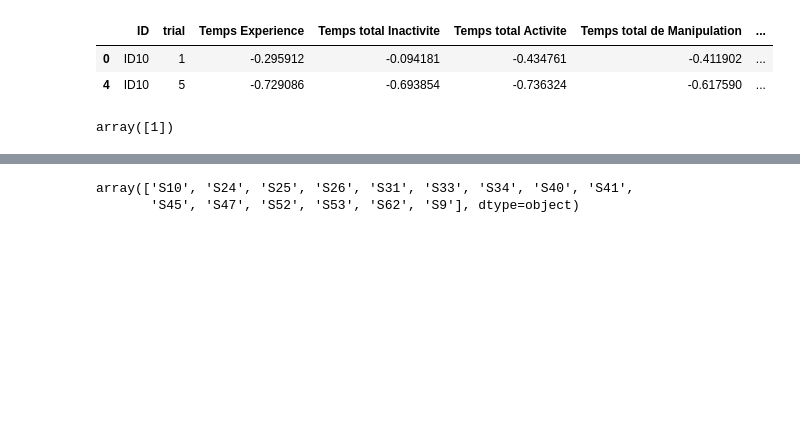
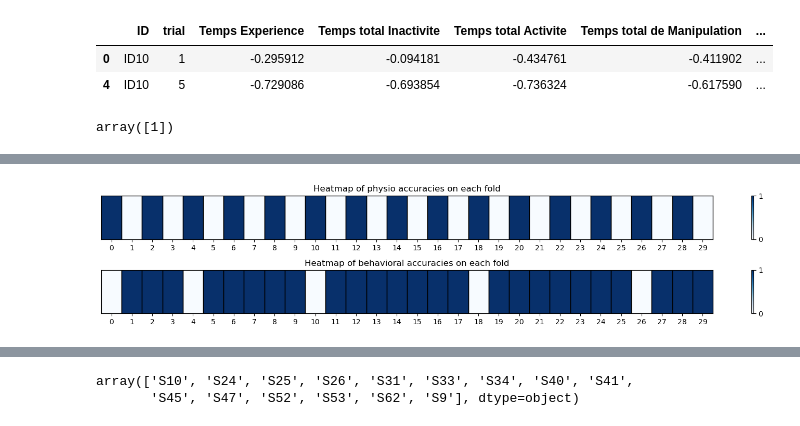
Before and after one commit to Momellouky/MentalWorkload-PhysiologicalSignals-ML_, a Jupyter notebook: src/notebooks/physio_and_cpt_signals.ipynb, the cells around one changed output, grey strips where cells are left out. Cells and saved outputs as stored; diff of their text form; code cells hidden in the pictures; blank space fills up the shorter version.

```diff
--- a/src/notebooks/physio_and_cpt_signals.ipynb
+++ b/src/notebooks/physio_and_cpt_signals.ipynb
@@ -2054,3 +2286,32 @@ cpt_model confidence: 0.929094930779974
+# %%
+fig, axs = plt.subplots(2, 1, figsize=(15, 3))
+
+# First heatmap
+im1 = axs[0].imshow(np.array(accs['physio']).reshape(1, -1), cmap='Blues', aspect='auto')
+for i in range(np.array(accs['physio']).size):
+    axs[0].add_patch(plt.Rectangle((i-0.5, -0.5), 1, 1, fill=False, edgecolor='black', lw=1))
+axs[0].set_yticks([])
+axs[0].set_xticks(range(np.array(accs['physio']).size))
+axs[0].set_xticklabels(range(np.array(accs['physio']).size))
+axs[0].set_title('Heatmap of physio accuracies on each fold')
+
+# Second heatmap
+im2 = axs[1].imshow(np.array(accs['cpt']).reshape(1, -1), cmap='Blues', aspect='auto')
+for i in range(np.array(accs['cpt']).size):
+    axs[1].add_patch(plt.Rectangle((i-0.5, -0.5), 1, 1, fill=False, edgecolor='black', lw=1))
+axs[1].set_yticks([])
+axs[1].set_xticks(range(np.array(accs['cpt']).size))
+axs[1].set_xticklabels(range(np.array(accs['cpt']).size))
+axs[1].set_title('Heatmap of behavioral accuracies on each fold')
+
+# Add colorbars for both heatmaps
+fig.colorbar(im1, ax=axs[0], orientation='vertical', ticks=[0, 1])
+fig.colorbar(im2, ax=axs[1], orientation='vertical', ticks=[0, 1])
+
+plt.tight_layout()
+plt.show()
+# %% [output]
+[figure, added]
 # %%
 accuracies_lst
 # %% [output]
```
Also changed, not shown: parts of 44 cells of this notebook.
